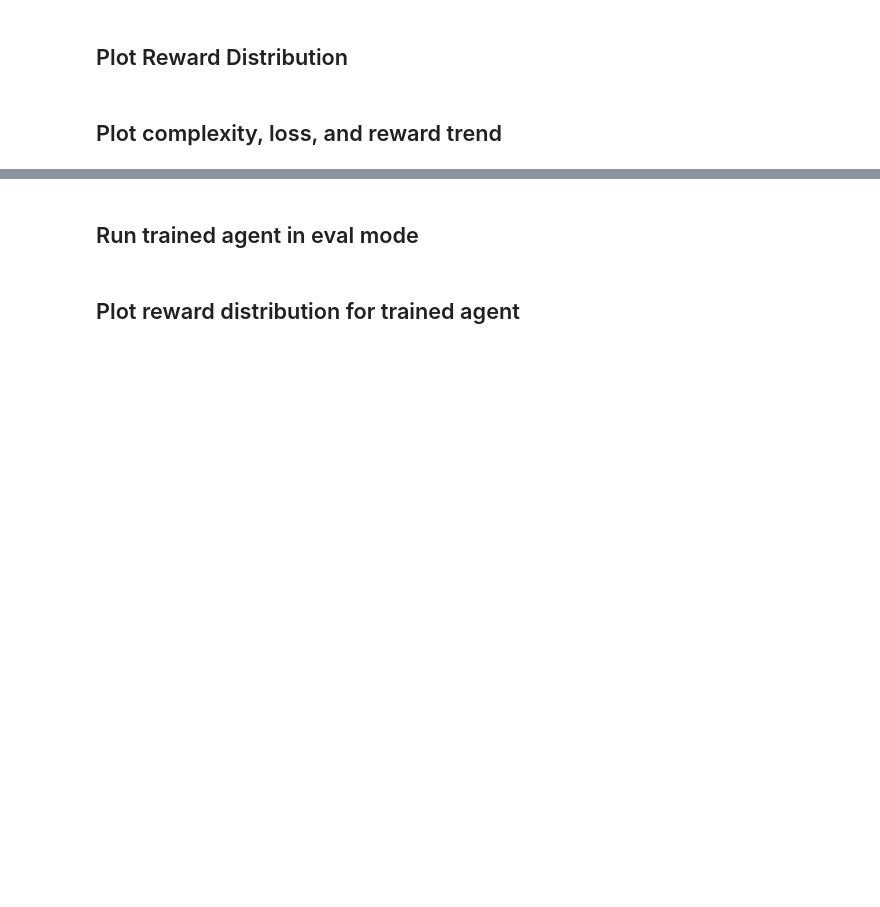
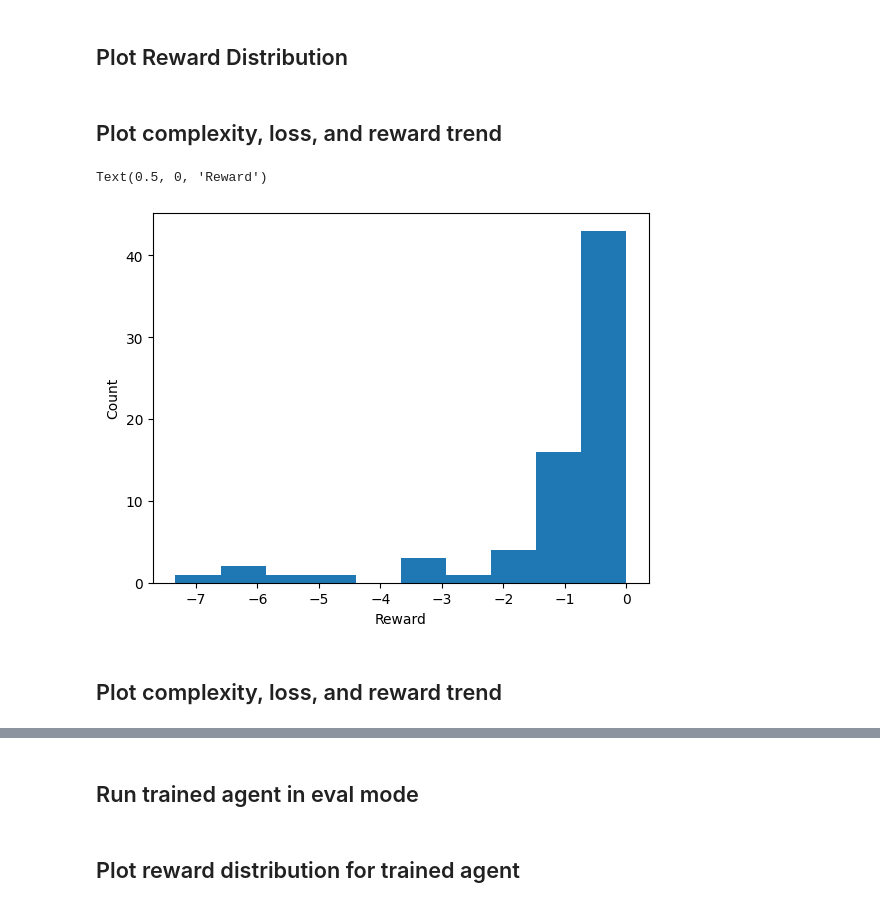
Before and after one commit to bnb32/RL-equation-solver, a Jupyter notebook: rl_equation_solver/dev/train_and_plot.ipynb, the cells around one changed output, grey strips where cells are left out. Saved outputs shown, nothing was run; the diff lists cells and outputs as text; code cells hidden in the pictures; blank space fills up the shorter version.

Commit message:
some refactoring and cleaned up train and plot notebook

```diff
--- a/rl_equation_solver/dev/train_and_plot.ipynb
+++ b/rl_equation_solver/dev/train_and_plot.ipynb
@@ -70,5 +96,15 @@ for _ in range(10):
 plot_reward_dist(env)
 # %% [markdown]
 ## Plot complexity, loss, and reward trend ##
+# %%
+fig, ax = plt.subplots(1, 1)
+ax.hist(env.avg_history['reward'])
+ax.set_ylabel('Count')
+ax.set_xlabel('Reward')
+# %% [output]
+Text(0.5, 0, 'Reward')
+[figure, added]
+# %% [markdown]
+## Plot complexity, loss, and reward trend ##
 # %%
 plot_trends(env)
```
Also changed, not shown: parts of 10 cells of this notebook.
